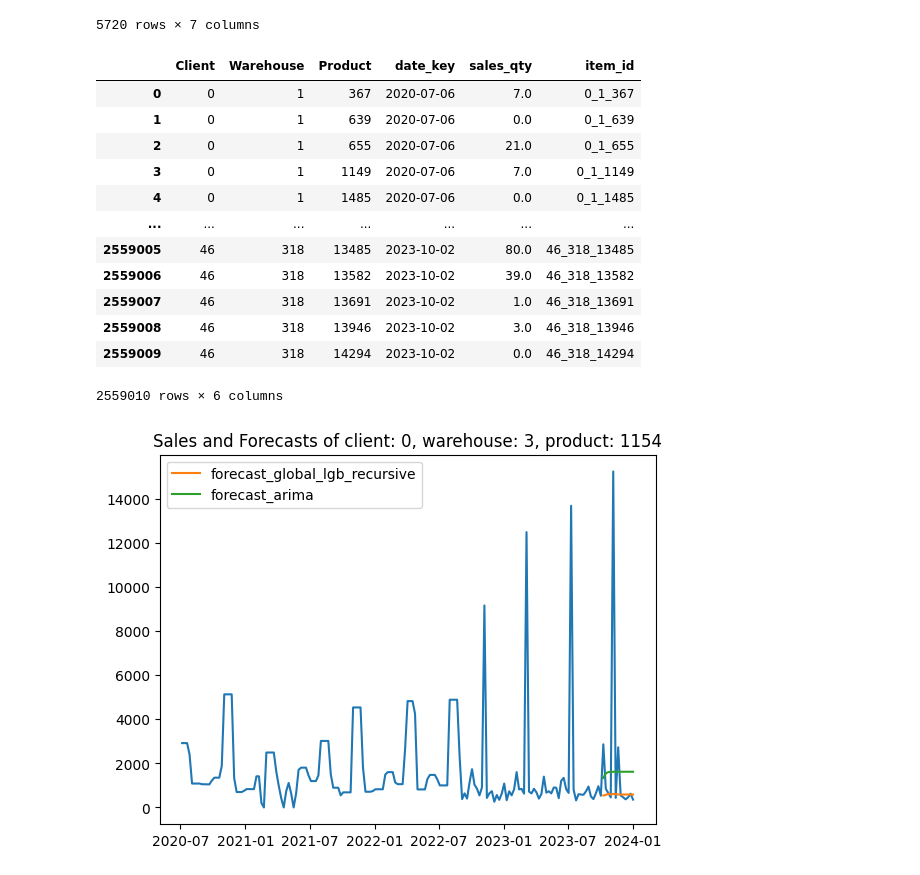
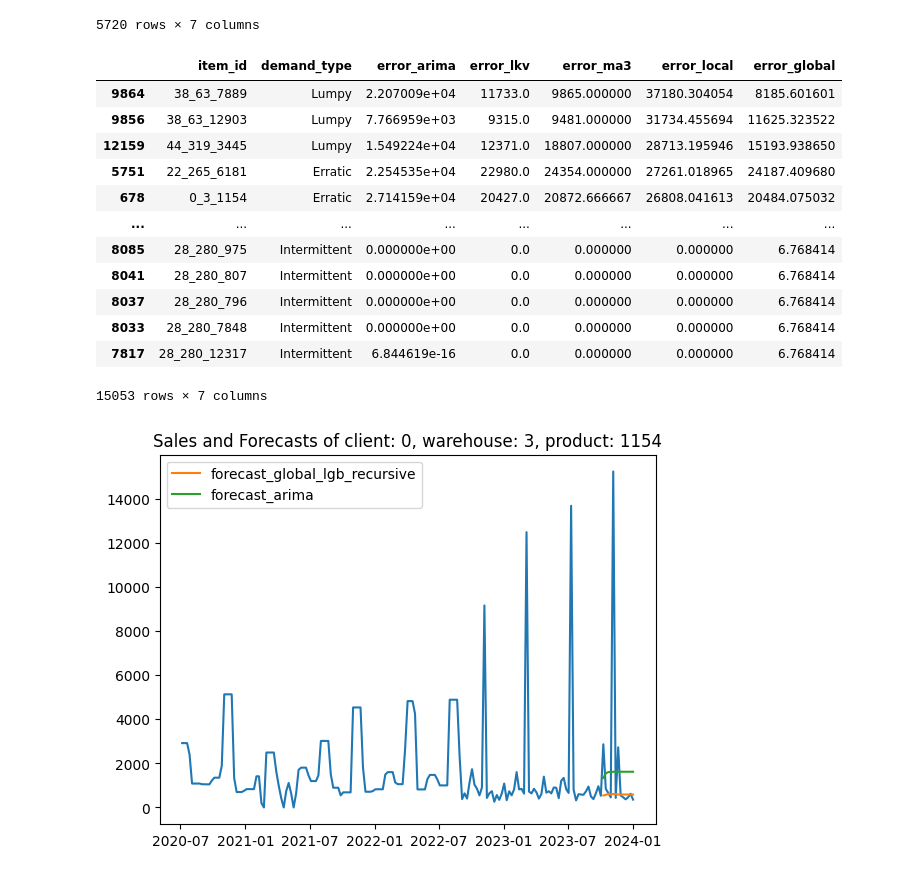
Before and after one commit to alanchn31/vn1_forecasting, a Jupyter notebook: notebook/demand_forecasting.ipynb, the cells around one changed output. Saved outputs shown, nothing was run; the diff lists cells and outputs as text; code cells hidden in the pictures.

```diff
--- a/notebook/demand_forecasting.ipynb
+++ b/notebook/demand_forecasting.ipynb
@@ -506,22 +506,22 @@ item_wise_errors.query("demand_type == 'Intermittent'").sort_values(by='error_gl
 | 4582 | 1_75_14146 | Intermittent | 4.870778 | 8.0 | 6.000000 | 4.445229 | 5.360278 |
 | 4421 | 1_36_6101 | Intermittent | 4.146845 | 4.0 | 4.000000 | 4.245282 | 5.319339 |
 5720 rows × 7 columns
-# %%
-sales_df
-# %% [output]
-|  | Client | Warehouse | Product | date_key | sales_qty | item_id |
-| 0 | 0 | 1 | 367 | 2020-07-06 | 7.0 | 0_1_367 |
-| 1 | 0 | 1 | 639 | 2020-07-06 | 0.0 | 0_1_639 |
-| 2 | 0 | 1 | 655 | 2020-07-06 | 21.0 | 0_1_655 |
-| 3 | 0 | 1 | 1149 | 2020-07-06 | 7.0 | 0_1_1149 |
-| 4 | 0 | 1 | 1485 | 2020-07-06 | 0.0 | 0_1_1485 |
-| ... | ... | ... | ... | ... | ... | ... |
-| 2559005 | 46 | 318 | 13485 | 2023-10-02 | 80.0 | 46_318_13485 |
-| 2559006 | 46 | 318 | 13582 | 2023-10-02 | 39.0 | 46_318_13582 |
-| 2559007 | 46 | 318 | 13691 | 2023-10-02 | 1.0 | 46_318_13691 |
-| 2559008 | 46 | 318 | 13946 | 2023-10-02 | 3.0 | 46_318_13946 |
-| 2559009 | 46 | 318 | 14294 | 2023-10-02 | 0.0 | 46_318_14294 |
-2559010 rows × 6 columns
+# %%
+item_wise_errors.sort_values(by='error_local', ascending=False)
+# %% [output]
+|  | item_id | demand_type | error_arima | error_lkv | error_ma3 | error_local | error_global |
+| 9864 | 38_63_7889 | Lumpy | 2.207009e+04 | 11733.0 | 9865.000000 | 37180.304054 | 8185.601601 |
+| 9856 | 38_63_12903 | Lumpy | 7.766959e+03 | 9315.0 | 9481.000000 | 31734.455694 | 11625.323522 |
+| 12159 | 44_319_3445 | Lumpy | 1.549224e+04 | 12371.0 | 18807.000000 | 28713.195946 | 15193.938650 |
+| 5751 | 22_265_6181 | Erratic | 2.254535e+04 | 22980.0 | 24354.000000 | 27261.018965 | 24187.409680 |
+| 678 | 0_3_1154 | Erratic | 2.714159e+04 | 20427.0 | 20872.666667 | 26808.041613 | 20484.075032 |
+| ... | ... | ... | ... | ... | ... | ... | ... |
+| 8085 | 28_280_975 | Intermittent | 0.000000e+00 | 0.0 | 0.000000 | 0.000000 | 6.768414 |
+| 8041 | 28_280_807 | Intermittent | 0.000000e+00 | 0.0 | 0.000000 | 0.000000 | 6.768414 |
+| 8037 | 28_280_796 | Intermittent | 0.000000e+00 | 0.0 | 0.000000 | 0.000000 | 6.768414 |
+| 8033 | 28_280_7848 | Intermittent | 0.000000e+00 | 0.0 | 0.000000 | 0.000000 | 6.768414 |
+| 7817 | 28_280_12317 | Intermittent | 6.844619e-16 | 0.0 | 0.000000 | 0.000000 | 6.768414 |
+15053 rows × 7 columns
 # %%
 def visual_diagnostics(id, sales_df, forecasts_df, forecast_cols):
     client, warehouse, product = id.split("_")
```
Also changed, not shown: parts of 10 cells of this notebook, 5 other files.
